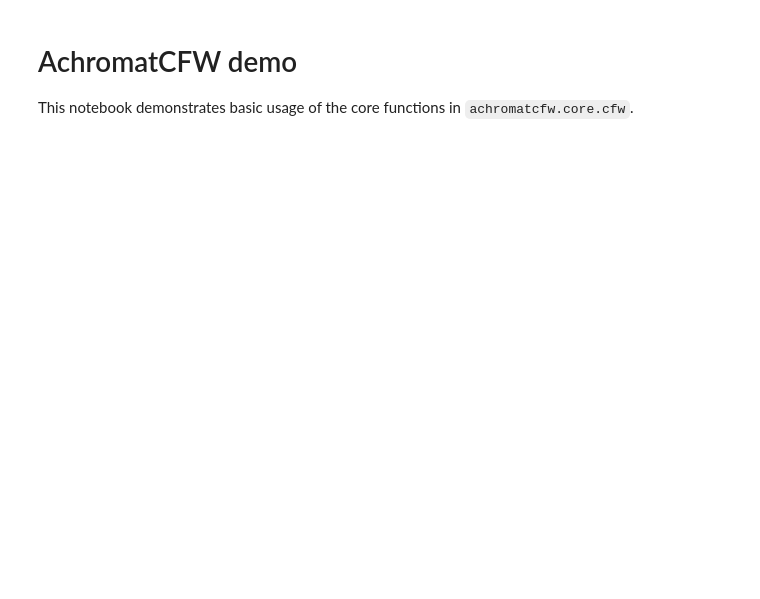
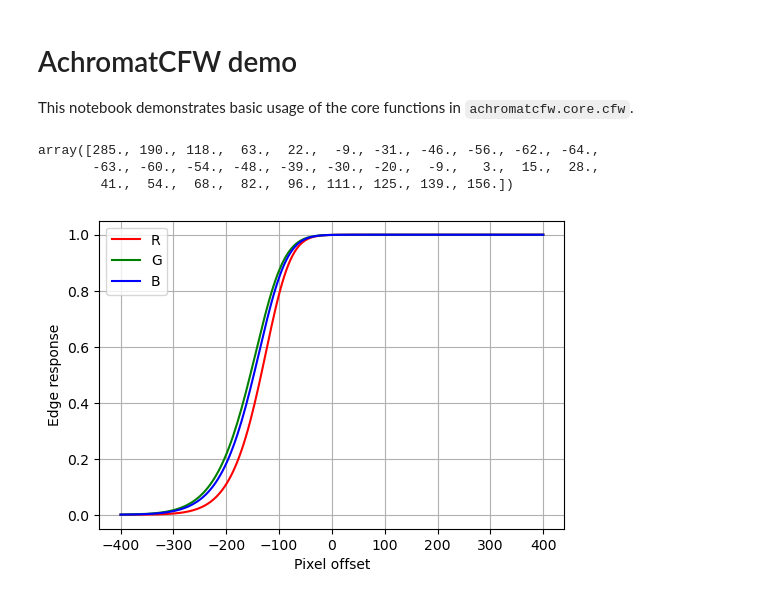
Before and after one commit to Leyangf/AchromatCFW, a Jupyter notebook: notebooks/cfw_demo.ipynb, the cells around one changed output. Saved outputs shown, nothing was run; the diff lists cells and outputs as text; code cells hidden in the pictures; blank space fills up the shorter version.

```diff
--- a/notebooks/cfw_demo.ipynb
+++ b/notebooks/cfw_demo.ipynb
@@ -19,22 +19,29 @@ from achromatcfw.core.cfw import Edge, Farbsaum, Farbsaumbreite, ColorFringe
 chl_path = Path('..') / 'data' / 'raw' / 'defocus_chl_zf85.csv'
 chl_df = pd.read_csv(chl_path)
 CHLdata = chl_df['defocus_um'].to_numpy(dtype=float)
-CHLdata[:5]
+CHLdata[:31]
+# %% [output]
+array([285., 190., 118.,  63.,  22.,  -9., -31., -46., -56., -62., -64.,
+       -63., -60., -54., -48., -39., -30., -20.,  -9.,   3.,  15.,  28.,
+        41.,  54.,  68.,  82.,  96., 111., 125., 139., 156.])
 # %%
 # Plot edge responses for each channel at z=0
-xs = np.linspace(-50, 50, 200)
-edge_R = [Edge('R', x, 0.0, CHLdata=CHLdata) for x in xs]
-edge_G = [Edge('G', x, 0.0, CHLdata=CHLdata) for x in xs]
-edge_B = [Edge('B', x, 0.0, CHLdata=CHLdata) for x in xs]
+xs = np.linspace(-400, 400, 200)
+def_pos = 500
+edge_R = [Edge('R', x, def_pos, CHLdata=CHLdata) for x in xs]
+edge_G = [Edge('G', x, def_pos, CHLdata=CHLdata) for x in xs]
+edge_B = [Edge('B', x, def_pos, CHLdata=CHLdata) for x in xs]
 
 plt.figure(figsize=(6, 4))
 plt.plot(xs, edge_R, label='R', color='r')
 plt.plot(xs, edge_G, label='G', color='g')
 plt.plot(xs, edge_B, label='B', color='b')
 plt.xlabel('Pixel offset')
 plt.ylabel('Edge response')
 plt.legend()
 plt.grid(True)
 plt.show()
+# %% [output]
+[figure, added]
 # %%
 # Compute fringe width as a function of defocus
```
Also changed, not shown: parts of 2 cells of this notebook, 3 other files.
